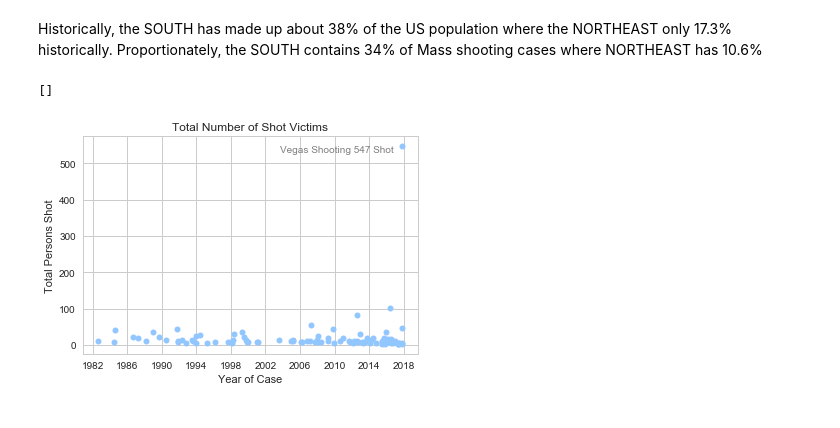
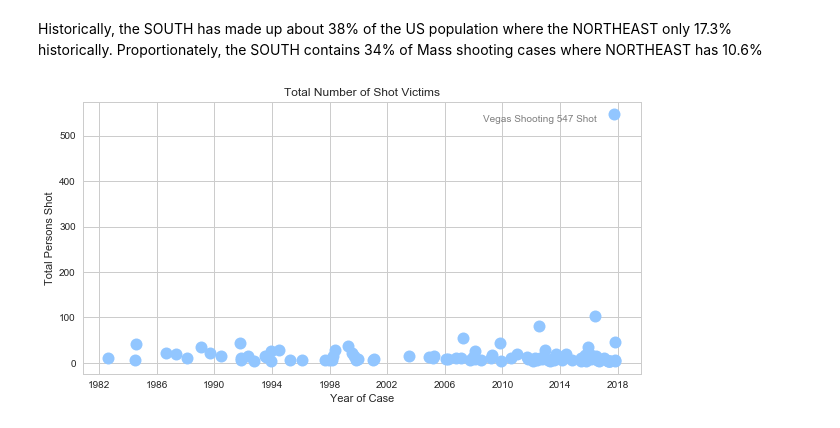
Before and after one commit to ke4tri/Mass-Shooting-Data-Charts, a Jupyter notebook: Active Shooter-checkpoint.ipynb, the cells around one changed output. Cells and saved outputs as stored; diff of their text form; code cells hidden in the pictures.

```diff
--- a/Active Shooter-checkpoint.ipynb
+++ b/Active Shooter-checkpoint.ipynb
@@ -50,14 +56,14 @@ Historically, the SOUTH has made up about 38% of the US population where the
 NORTHEAST only 17.3% historically. Proportionately, the SOUTH contains 34% of
 Mass shooting cases where NORTHEAST has 10.6%
 # %%
+fig, ax = plt.subplots(figsize=(10,5))
 style = dict(size=10, color='gray')
 
-plt.plot(df3["Total victims"], marker='.',markersize=12, linestyle='none')
-plt.text('2003-9-1',530,"Vegas Shooting 547 Shot", **style)
+plt.plot(df3["Total victims"], marker='o',markersize=12, linestyle='none')
+plt.text('2008-9-1',530,"Vegas Shooting 547 Shot", **style)
 plt.title('Total Number of Shot Victims')
 plt.xlabel('Year of Case')
 plt.ylabel('Total Persons Shot')
-plt.plot()
+plt.show()
 # %% [output]
-[]
-[figure, old version]
+[figure, new version]
```
Also changed, not shown: parts of 2 cells of this notebook.
